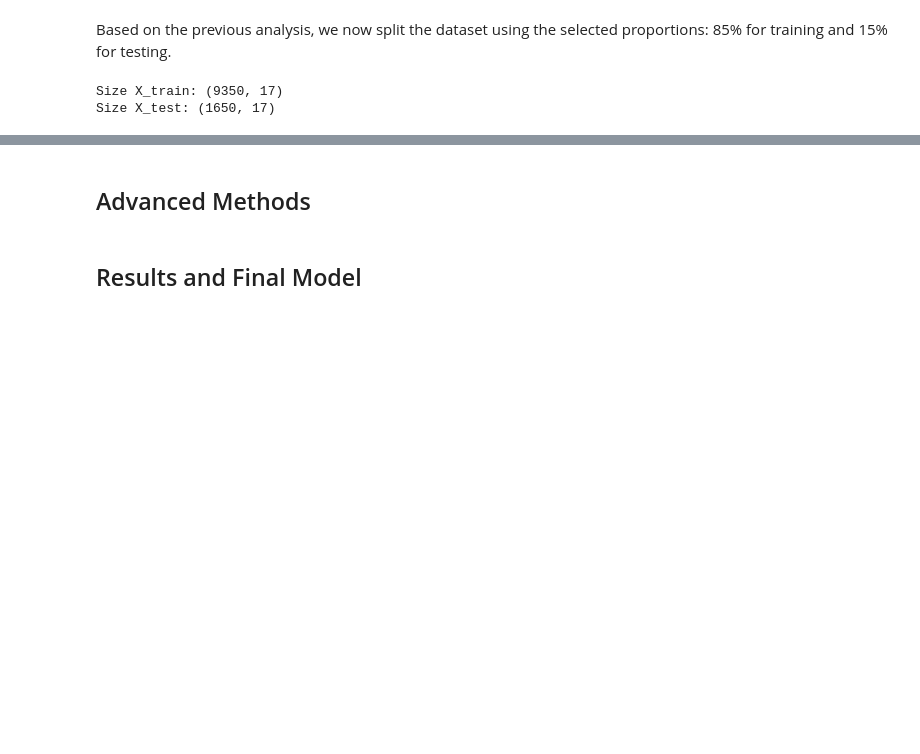
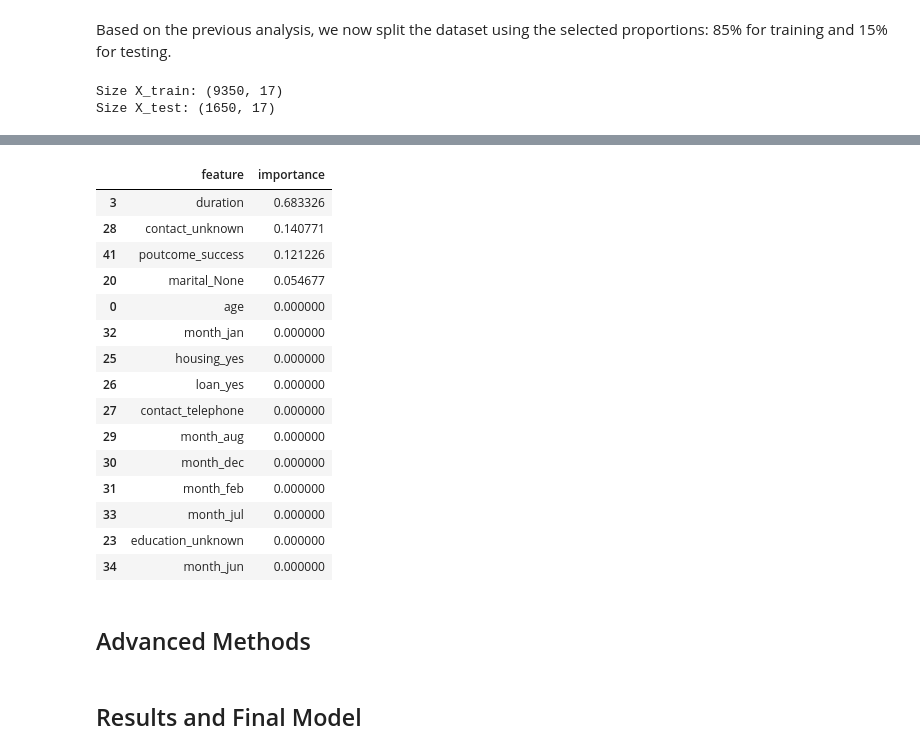
Before and after one commit to MiguelRamos9/TeamWorks, a Jupyter notebook: Big_Data_Intelligence/BDI_Assignment_training.ipynb, the cells around one changed output, grey strips where cells are left out. Drawn from its saved outputs; the diff is of its cells as text; code cells hidden in the pictures; blank space fills up the shorter version.

```diff
--- a/Big_Data_Intelligence/BDI_Assignment_training.ipynb
+++ b/Big_Data_Intelligence/BDI_Assignment_training.ipynb
@@ -444,3 +881,32 @@ Size X_test: (1650, 17)
+# %%
+# Computing and inspect feature importances
+
+importances = shallow_tree_pipeline.named_steps['model'].feature_importances_
+
+importance_df = pd.DataFrame({
+    'feature': feature_names,
+    'importance': importances
+}).sort_values(by='importance', ascending=False)
+
+# Show the top features
+importance_df.head(15)
+# %% [output]
+|  | feature | importance |
+| 3 | duration | 0.683326 |
+| 28 | contact_unknown | 0.140771 |
+| 41 | poutcome_success | 0.121226 |
+| 20 | marital_None | 0.054677 |
+| 0 | age | 0.000000 |
+| 32 | month_jan | 0.000000 |
+| 25 | housing_yes | 0.000000 |
+| 26 | loan_yes | 0.000000 |
+| 27 | contact_telephone | 0.000000 |
+| 29 | month_aug | 0.000000 |
+| 30 | month_dec | 0.000000 |
+| 31 | month_feb | 0.000000 |
+| 33 | month_jul | 0.000000 |
+| 23 | education_unknown | 0.000000 |
+| 34 | month_jun | 0.000000 |
 # %% [markdown]
 ## Advanced Methods
 # %% [markdown]
```
Also changed, not shown: parts of 31 cells of this notebook.
